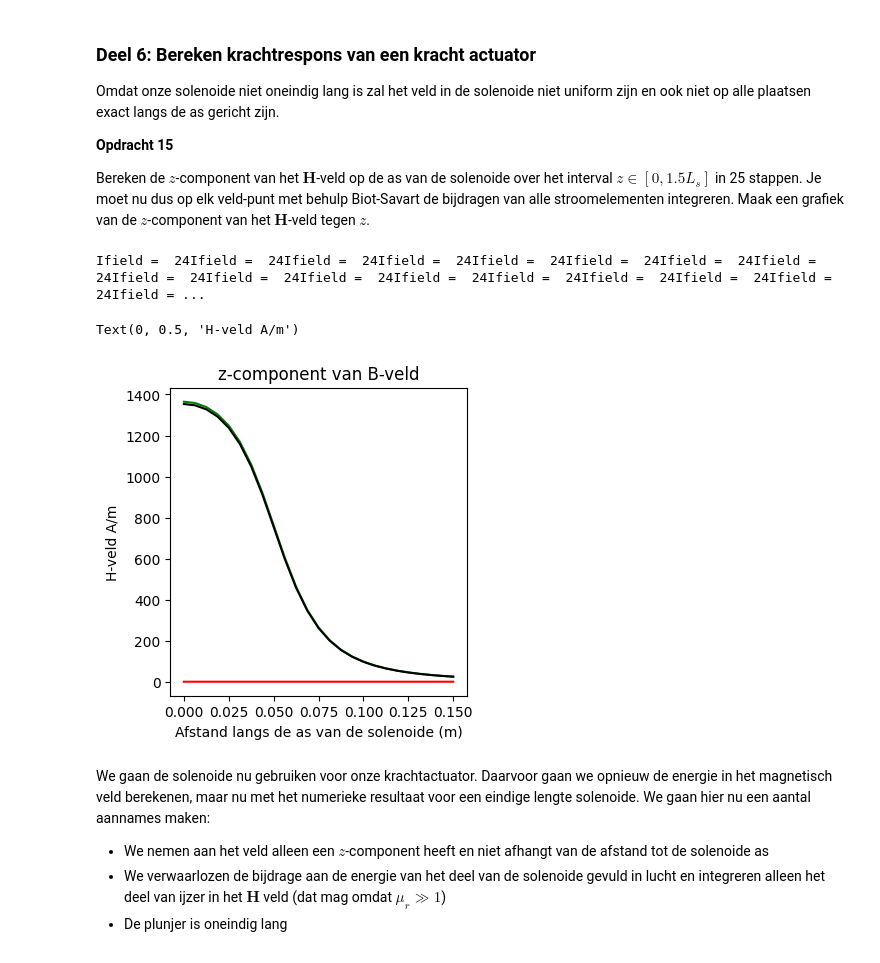
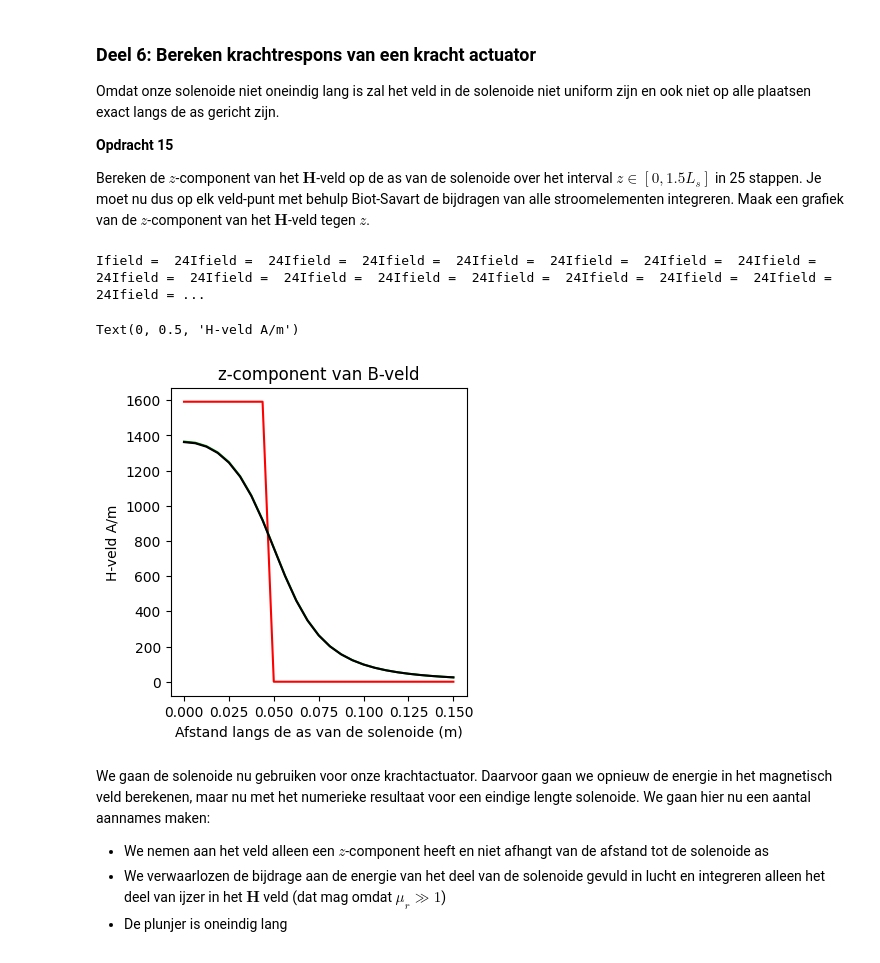
Before and after one commit to owenvanderwal/opdrachten-DEF-D, a Jupyter notebook: DigitaleOntwerpopdrachten/1CondensatorOpdracht/KrachtactuatorOpdracht.ipynb, the cells around one changed output. Drawn from its saved outputs; the diff is of its cells as text; code cells hidden in the pictures.

```diff
--- a/DigitaleOntwerpopdrachten/1CondensatorOpdracht/KrachtactuatorOpdracht.ipynb
+++ b/DigitaleOntwerpopdrachten/1CondensatorOpdracht/KrachtactuatorOpdracht.ipynb
@@ -504,7 +504,7 @@ I = 6 # I bijft 6A
 l_draad = 5.0
 r_sol = 0.03
 L_sol = 0.1
-N = 750
+N = 1500
 
 # Parametrisatie van de solenoide
 
@@ -586,7 +586,6 @@ Bereken de $z$-component van het $\mathbf{H}$-veld op de as van de solenoide ove
 n_ax=25
 z_ax=np.linspace(0, 1.5*L_sol, n_ax)
 H_ax=np.zeros((n_ax,1))
-mu0 = 4*np.pi*1e-7
 for i_field in range(n_ax):
     print(f"\rIfield =  {i_field}", end="") # Print welk element van het veld nu berekend wordt.
     # Bepaal de field coordinate
@@ -597,35 +596,35 @@ for i_field in range(n_ax):
         r_source = np.array([x[i_source], y[i_source], z[i_source]])
 
         # klein draadsegment dl
         dl = np.array([
             x[i_source+1] - x[i_source],
             y[i_source+1] - y[i_source],
             z[i_source+1] - z[i_source]
         ])
         # Bepaal dl en r_source en gebruik
         Hsimulated += field_current_element(r_field, r_source, dl, I)
         print(f"Ifield =  {i_field}", end="")
 
     # selecting the z-component
     H_ax[i_field,0]=Hsimulated[2]
-
+analytical_answer = (aantal_omwentelingen*I)/L_sol
 H_veld_ideaal=analytical_answer*np.ones(n_ax)*(1.0*(z_ax < L_sol/2))
 
 # dit is nog een aardige analytische uitdrukking die je kan uitrekenen voor de z-component op de as van een solenoide met eindige lengte
 H_veld_analytisch=(aantal_omwentelingen*I/L_sol/2)*((L_sol/2-z_ax)/np.sqrt((z_ax- L_sol/2)**2 + r_sol**2)+(L_sol/2+z_ax)/np.sqrt((z_ax+ L_sol/2)**2 + r_sol**2))
 
 plt.figure(figsize=[13,4])
 plt.subplot(131)
 plt.title('z-component van B-veld')
 plt.plot(z_ax, H_veld_ideaal, '-r', label='ideaal')
 plt.plot(z_ax, H_veld_analytisch, '-g', label='analytisch')
 plt.plot(z_ax, H_ax, '-k', label='simulatie')
 plt.xlabel('Afstand langs de as van de solenoide (m)')
 plt.ylabel('H-veld A/m')
 # %% [output]
 Ifield =  24Ifield =  24Ifield =  24Ifield =  24Ifield =  24Ifield =  24Ifield =  24Ifield =  24Ifield =  24Ifield =  24Ifield =  24Ifield =  24Ifield =  24Ifield =  24Ifield =  24Ifield =  24Ifield = ...
 Text(0, 0.5, 'H-veld A/m')
-[figure, old version]
+[figure, new version]
 # %% [markdown]
 We gaan de solenoide nu gebruiken voor onze krachtactuator. Daarvoor gaan we opnieuw de energie in het magnetisch veld berekenen, maar nu met het numerieke resultaat voor een eindige lengte solenoide. We gaan hier nu een aantal aannames maken:
 * We nemen aan het veld alleen een $z$-component heeft en niet afhangt van de afstand tot de solenoide as
```
Also changed, not shown: parts of 3 cells of this notebook.
